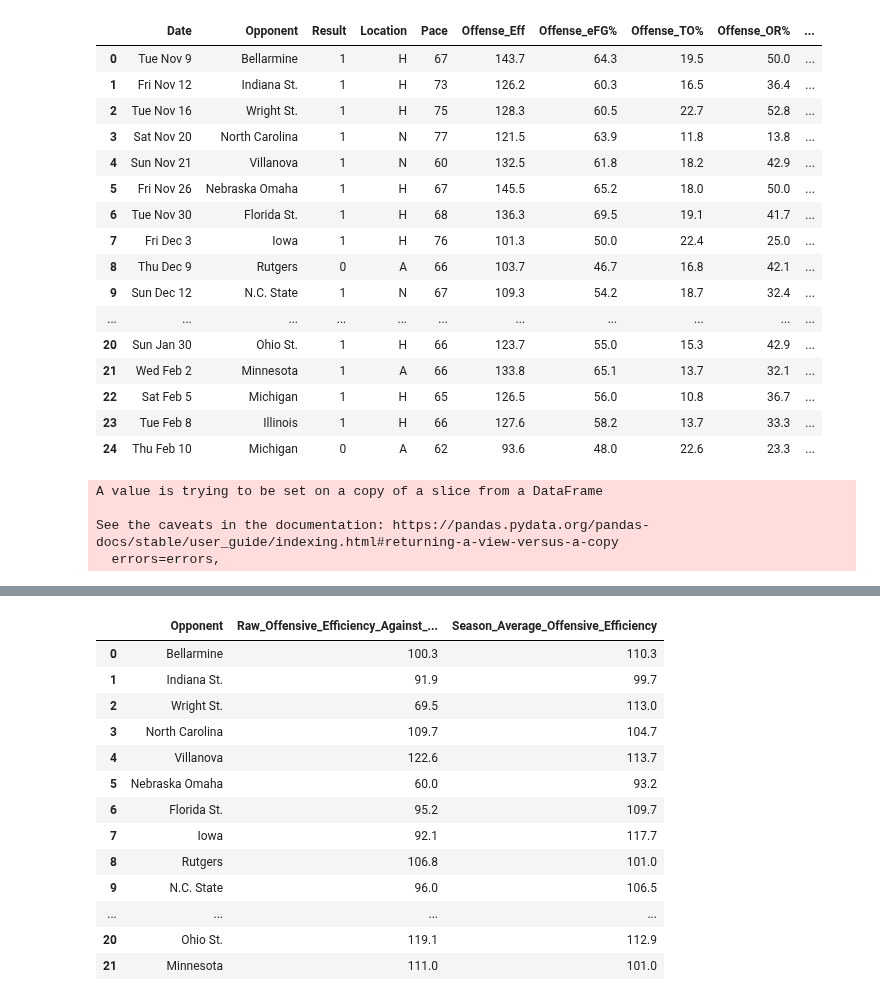
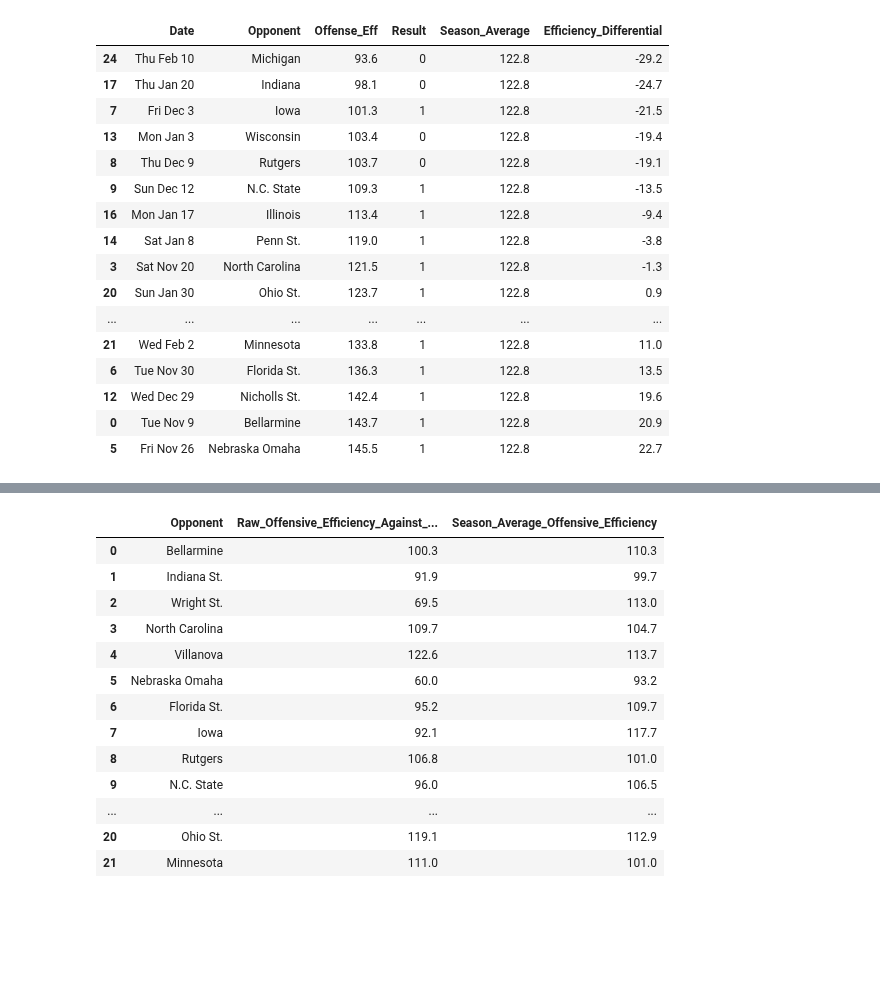
Before and after one commit to fmathews11/College_Basketball_Functions, a Jupyter notebook: Pulling_Gameplan_From_Kenpom.ipynb, the cells around one changed output, grey strips where cells are left out. Cells and saved outputs as stored; diff of their text form; code cells hidden in the pictures; blank space fills up the shorter version.

```diff
--- a/Pulling_Gameplan_From_Kenpom.ipynb
+++ b/Pulling_Gameplan_From_Kenpom.ipynb
@@ -119,30 +84,28 @@ high_corr = np.where(corr >= 0.6)
-# %%
-df
-# %% [output]
-|  | Date | Opponent | Result | Location | Pace | Offense_Eff | Offense_eFG% | Offense_TO% | Offense_OR% | ... |
-| 0 | Tue Nov 9 | Bellarmine | 1 | H | 67 | 143.7 | 64.3 | 19.5 | 50.0 | ... |
-| 1 | Fri Nov 12 | Indiana St. | 1 | H | 73 | 126.2 | 60.3 | 16.5 | 36.4 | ... |
-| 2 | Tue Nov 16 | Wright St. | 1 | H | 75 | 128.3 | 60.5 | 22.7 | 52.8 | ... |
-| 3 | Sat Nov 20 | North Carolina | 1 | N | 77 | 121.5 | 63.9 | 11.8 | 13.8 | ... |
-| 4 | Sun Nov 21 | Villanova | 1 | N | 60 | 132.5 | 61.8 | 18.2 | 42.9 | ... |
-| 5 | Fri Nov 26 | Nebraska Omaha | 1 | H | 67 | 145.5 | 65.2 | 18.0 | 50.0 | ... |
-| 6 | Tue Nov 30 | Florida St. | 1 | H | 68 | 136.3 | 69.5 | 19.1 | 41.7 | ... |
-| 7 | Fri Dec 3 | Iowa | 1 | H | 76 | 101.3 | 50.0 | 22.4 | 25.0 | ... |
-| 8 | Thu Dec 9 | Rutgers | 0 | A | 66 | 103.7 | 46.7 | 16.8 | 42.1 | ... |
-| 9 | Sun Dec 12 | N.C. State | 1 | N | 67 | 109.3 | 54.2 | 18.7 | 32.4 | ... |
-| ... | ... | ... | ... | ... | ... | ... | ... | ... | ... | ... |
-| 20 | Sun Jan 30 | Ohio St. | 1 | H | 66 | 123.7 | 55.0 | 15.3 | 42.9 | ... |
-| 21 | Wed Feb 2 | Minnesota | 1 | A | 66 | 133.8 | 65.1 | 13.7 | 32.1 | ... |
-| 22 | Sat Feb 5 | Michigan | 1 | H | 65 | 126.5 | 56.0 | 10.8 | 36.7 | ... |
-| 23 | Tue Feb 8 | Illinois | 1 | H | 66 | 127.6 | 58.2 | 13.7 | 33.3 | ... |
-| 24 | Thu Feb 10 | Michigan | 0 | A | 62 | 93.6 | 48.0 | 22.6 | 23.3 | ... |
-# %%
-target_df = df[['Opponent','Defense_Eff']]
-target_df.rename(columns = {'Defense_Eff':"Raw_Offensive_Efficiency_Against_Purdue"},inplace = True)
-# %% [output]
-A value is trying to be set on a copy of a slice from a DataFrame
-
-See the caveats in the documentation: https://pandas.pydata.org/pandas-docs/stable/user_guide/indexing.html#returning-a-view-versus-a-copy
-  errors=errors,
+# %%
+target_df = df[['Date','Opponent','Offense_Eff','Result']]
+#target_df.Defense_Eff = target_df.Defense_Eff.astype(float)
+#target_df.rename(columns = {'Offsnsive_Eff':"Raw_Offensive_Efficiency_Against_Purdue"},inplace = True)
+target_df['Season_Average'] = 122.8
+target_df['Efficiency_Differential'] = target_df.Offense_Eff - target_df.Season_Average
+target_df = target_df.sort_values("Efficiency_Differential")
+target_df
+# %% [output]
+|  | Date | Opponent | Offense_Eff | Result | Season_Average | Efficiency_Differential |
+| 24 | Thu Feb 10 | Michigan | 93.6 | 0 | 122.8 | -29.2 |
+| 17 | Thu Jan 20 | Indiana | 98.1 | 0 | 122.8 | -24.7 |
+| 7 | Fri Dec 3 | Iowa | 101.3 | 1 | 122.8 | -21.5 |
+| 13 | Mon Jan 3 | Wisconsin | 103.4 | 0 | 122.8 | -19.4 |
+| 8 | Thu Dec 9 | Rutgers | 103.7 | 0 | 122.8 | -19.1 |
+| 9 | Sun Dec 12 | N.C. State | 109.3 | 1 | 122.8 | -13.5 |
+| 16 | Mon Jan 17 | Illinois | 113.4 | 1 | 122.8 | -9.4 |
+| 14 | Sat Jan 8 | Penn St. | 119.0 | 1 | 122.8 | -3.8 |
+| 3 | Sat Nov 20 | North Carolina | 121.5 | 1 | 122.8 | -1.3 |
+| 20 | Sun Jan 30 | Ohio St. | 123.7 | 1 | 122.8 | 0.9 |
+| ... | ... | ... | ... | ... | ... | ... |
+| 21 | Wed Feb 2 | Minnesota | 133.8 | 1 | 122.8 | 11.0 |
+| 6 | Tue Nov 30 | Florida St. | 136.3 | 1 | 122.8 | 13.5 |
+| 12 | Wed Dec 29 | Nicholls St. | 142.4 | 1 | 122.8 | 19.6 |
+| 0 | Tue Nov 9 | Bellarmine | 143.7 | 1 | 122.8 | 20.9 |
+| 5 | Fri Nov 26 | Nebraska Omaha | 145.5 | 1 | 122.8 | 22.7 |
 # %%
 import kenpompy.summary as kp
```
Also changed, not shown: parts of 6 cells of this notebook.
